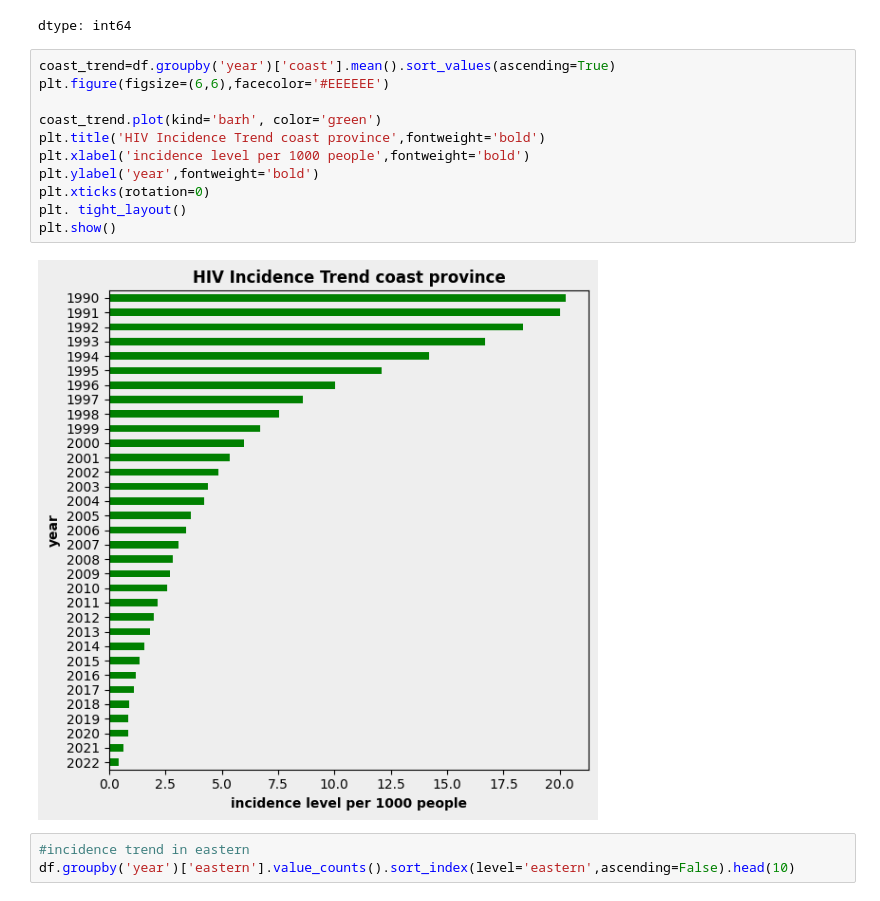
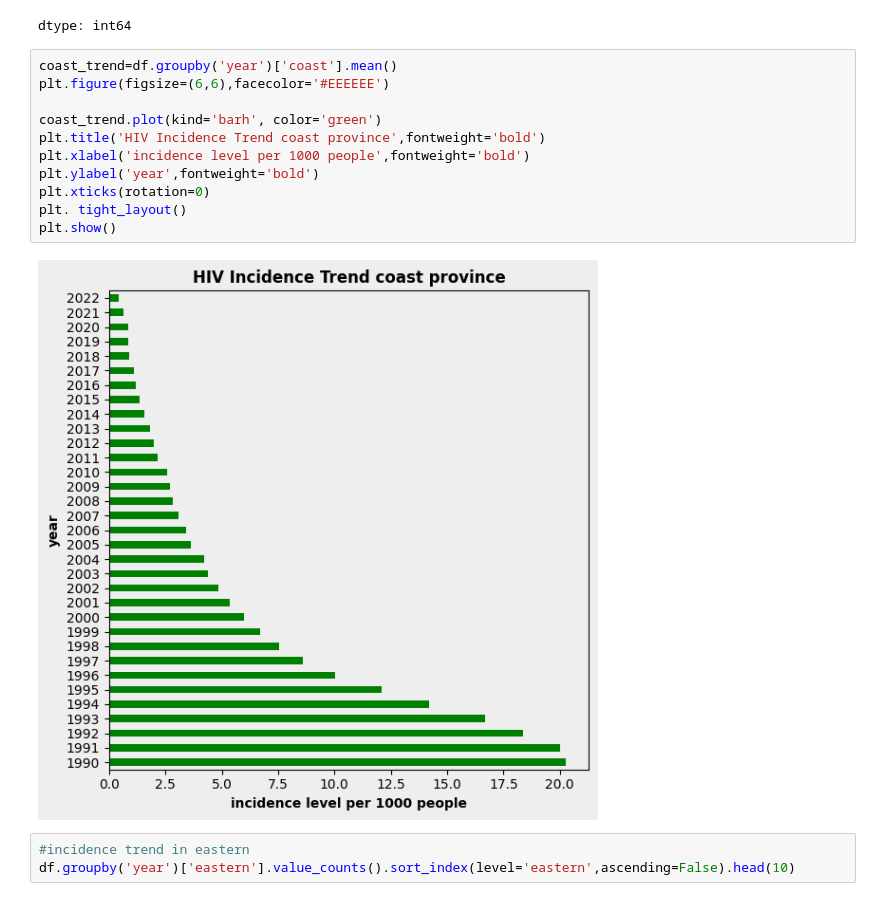
Before and after one commit to BrentOchieng/HIV-Incident-Analysis-1990-2030, a Jupyter notebook: HIV_Incidence_analysis_1990_2030.ipynb, the cells around one changed output. Saved outputs shown, nothing was run; the diff lists cells and outputs as text.

```diff
--- a/HIV_Incidence_analysis_1990_2030.ipynb
+++ b/HIV_Incidence_analysis_1990_2030.ipynb
@@ -134,18 +134,18 @@ df.groupby('year')['coast'].value_counts().sort_index(level='coast',ascending=Fa
 | 1999 | 6.7130 | 1 |
 dtype: int64
 # %%
-coast_trend=df.groupby('year')['coast'].mean().sort_values(ascending=True)
+coast_trend=df.groupby('year')['coast'].mean()
 plt.figure(figsize=(6,6),facecolor='#EEEEEE')
 
 coast_trend.plot(kind='barh', color='green')
 plt.title('HIV Incidence Trend coast province',fontweight='bold')
 plt.xlabel('incidence level per 1000 people',fontweight='bold')
 plt.ylabel('year',fontweight='bold')
 plt.xticks(rotation=0)
 plt. tight_layout()
 plt.show()
 # %% [output]
-[figure, old version]
+[figure, new version]
 # %%
 #incidence trend in eastern
 df.groupby('year')['eastern'].value_counts().sort_index(level='eastern',ascending=False).head(10)
```
Also changed, not shown: parts of 9 cells of this notebook.
